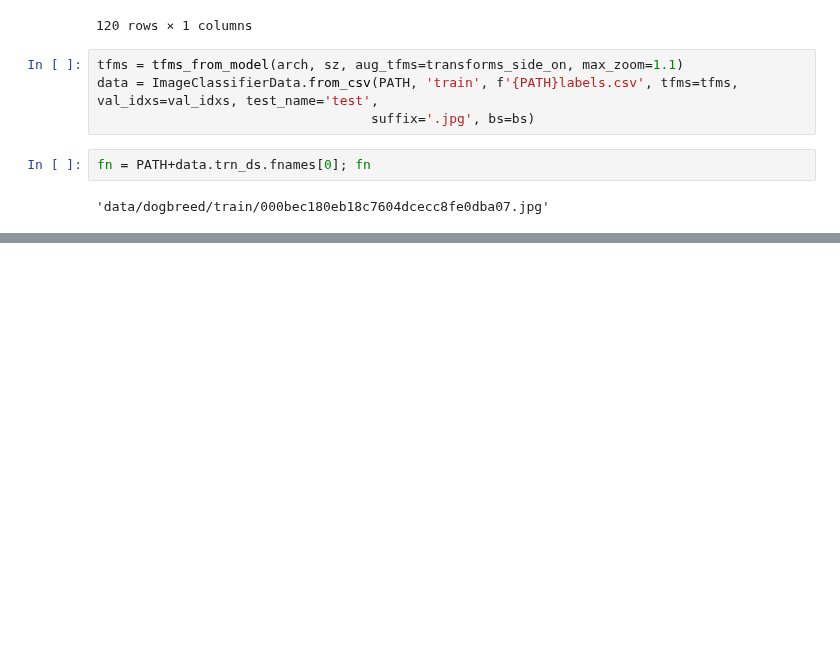
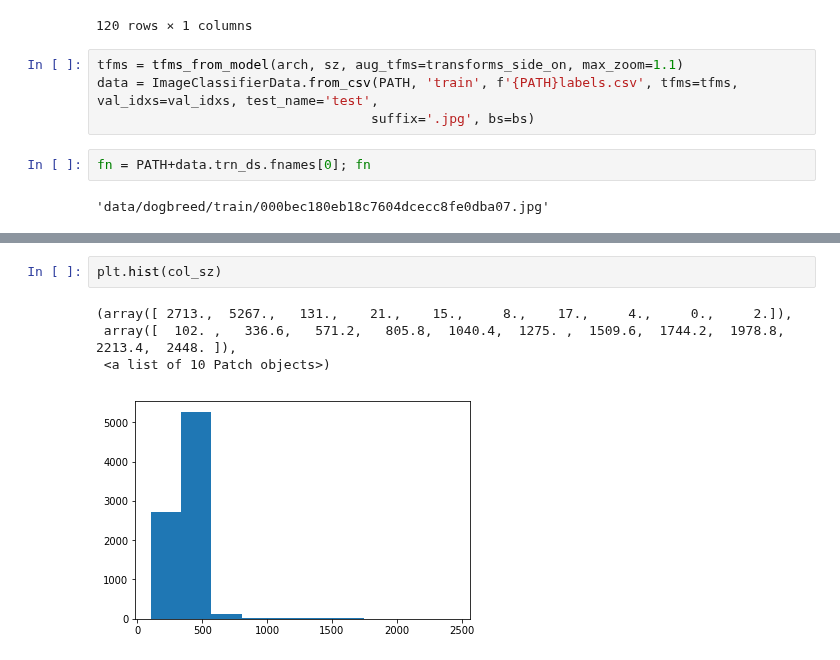
Before and after one commit to agoila/fastai, a Jupyter notebook: courses/dl1/Kaggle-dog-breed-classification.ipynb, the cells around one changed output, grey strips where cells are left out. Drawn from its saved outputs; the diff is of its cells as text; blank space fills up the shorter version.

```diff
--- a/courses/dl1/Kaggle-dog-breed-classification.ipynb
+++ b/courses/dl1/Kaggle-dog-breed-classification.ipynb
@@ -87,0 +117,7 @@ fn = PATH+data.trn_ds.fnames[0]; fn
+# %%
+plt.hist(col_sz)
+# %% [output]
+(array([ 2713.,  5267.,   131.,    21.,    15.,     8.,    17.,     4.,     0.,     2.]),
+ array([  102. ,   336.6,   571.2,   805.8,  1040.4,  1275. ,  1509.6,  1744.2,  1978.8,  2213.4,  2448. ]),
+ <a list of 10 Patch objects>)
+[figure, added]
```
Also changed, not shown: parts of 36 cells of this notebook, 1 other file.
